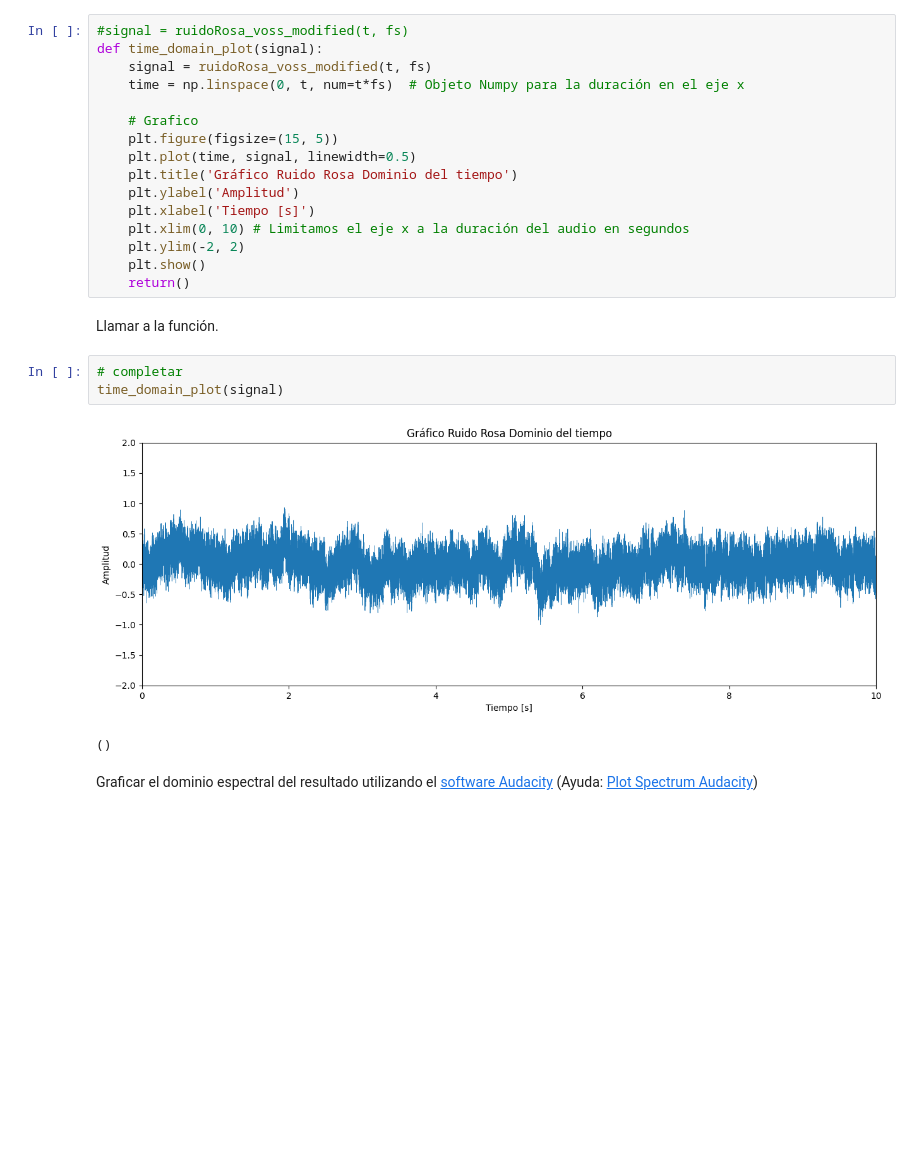
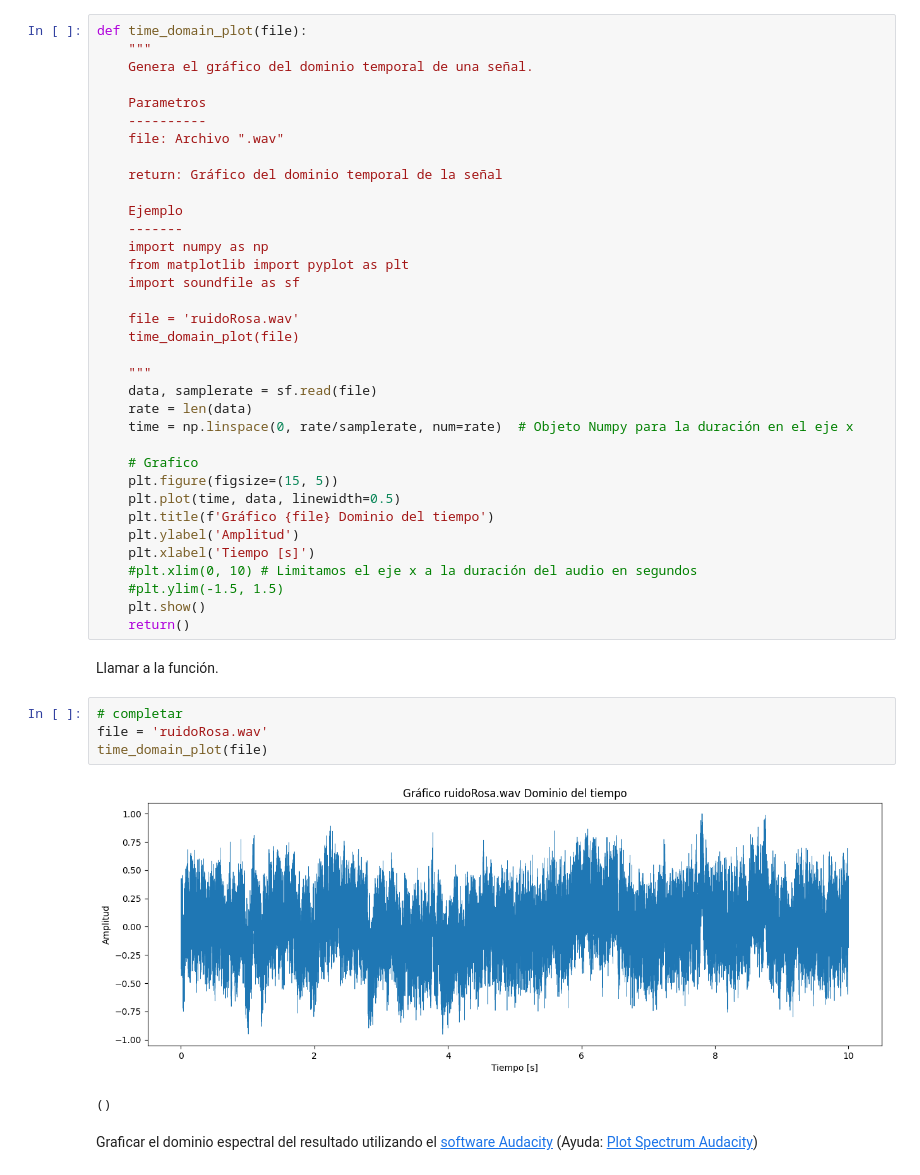
Before and after one commit to LucaFalchini/signal_sistems, a Jupyter notebook: noteboks/primer_entrega.ipynb, the cells around one changed output. Drawn from its saved outputs; the diff is of its cells as text; blank space fills up the shorter version.

```diff
--- a/noteboks/primer_entrega.ipynb
+++ b/noteboks/primer_entrega.ipynb
@@ -124,28 +126,48 @@ Length: 441000, dtype: float64
 # %% [markdown]
 Realizar una función para visualizar el dominio temporal de la señal.
 # %%
-#signal = ruidoRosa_voss_modified(t, fs)
-def time_domain_plot(signal):
-    signal = ruidoRosa_voss_modified(t, fs)
-    time = np.linspace(0, t, num=t*fs)  # Objeto Numpy para la duración en el eje x
+def time_domain_plot(file):
+    """
+    Genera el gráfico del dominio temporal de una señal.
+
+    Parametros
+    ----------
+    file: Archivo ".wav"
+
+    return: Gráfico del dominio temporal de la señal
+
+    Ejemplo
+    -------
+    import numpy as np
+    from matplotlib import pyplot as plt
+    import soundfile as sf
+
+    file = 'ruidoRosa.wav'
+    time_domain_plot(file)
+
+    """
+    data, samplerate = sf.read(file)
+    rate = len(data)
+    time = np.linspace(0, rate/samplerate, num=rate)  # Objeto Numpy para la duración en el eje x
 
     # Grafico
     plt.figure(figsize=(15, 5))
-    plt.plot(time, signal, linewidth=0.5)
-    plt.title('Gráfico Ruido Rosa Dominio del tiempo')
+    plt.plot(time, data, linewidth=0.5)
+    plt.title(f'Gráfico {file} Dominio del tiempo')
     plt.ylabel('Amplitud')
     plt.xlabel('Tiempo [s]')
-    plt.xlim(0, 10) # Limitamos el eje x a la duración del audio en segundos
-    plt.ylim(-2, 2)
+    #plt.xlim(0, 10) # Limitamos el eje x a la duración del audio en segundos
+    #plt.ylim(-1.5, 1.5)
     plt.show()
     return()
 # %% [markdown]
 Llamar a la función.
 # %%
 # completar
-time_domain_plot(signal)
+file = 'ruidoRosa.wav'
+time_domain_plot(file)
 # %% [output]
-[figure, old version]
+[figure, new version]
 ()
 # %% [markdown]
 Graficar el dominio espectral del resultado utilizando el [software Audacity](https://www.audacityteam.org/) (Ayuda: [Plot Spectrum Audacity](https://manual.audacityteam.org/man/plot_spectrum.html))
```
Also changed, not shown: parts of 15 cells of this notebook, 2 other files.
